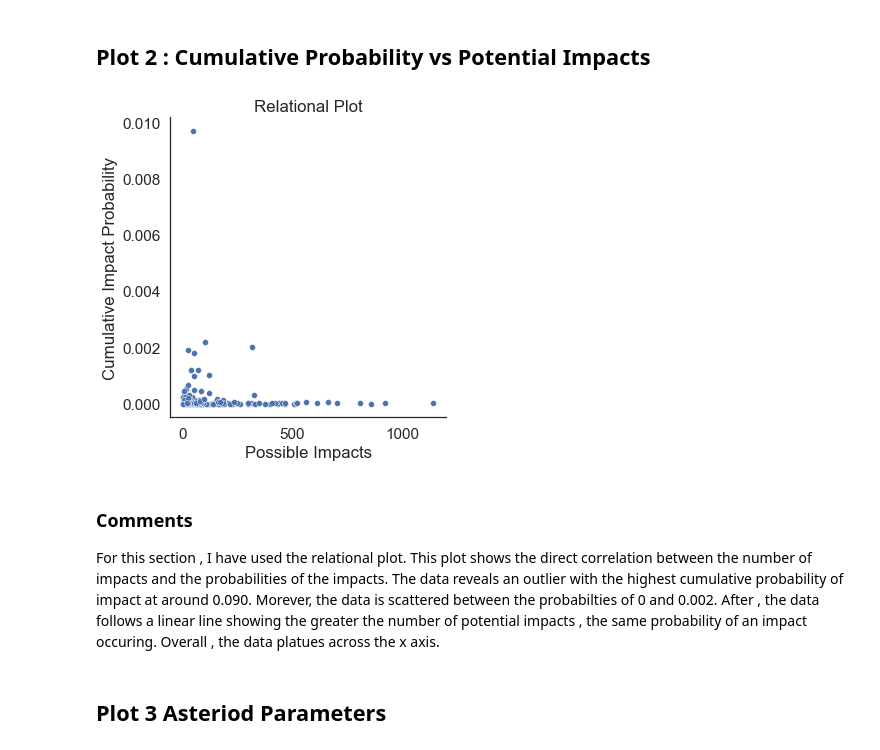
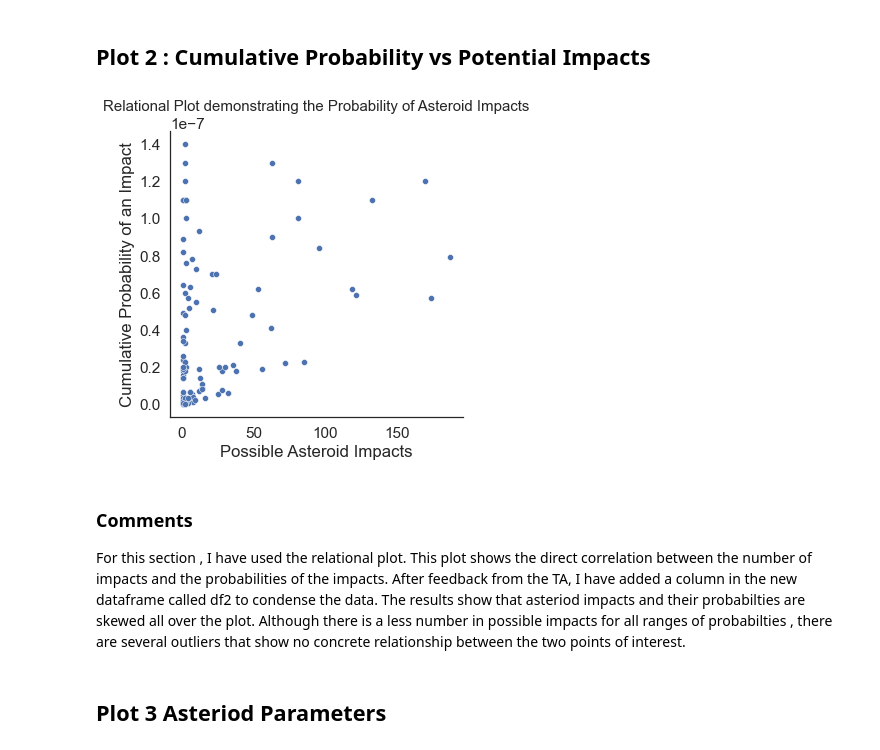
Before and after one commit to data301-2021-summer2/Group-43-Project, a Jupyter notebook: analysis/AmmarRiyadh/Milestone2.ipynb, the cells around one changed output. Drawn from its saved outputs; the diff is of its cells as text; code cells hidden in the pictures.

Commit message:
Milestone2 Post-Feedback

```diff
--- a/analysis/AmmarRiyadh/Milestone2.ipynb
+++ b/analysis/AmmarRiyadh/Milestone2.ipynb
@@ -118,17 +118,17 @@ In this part , I have used the count plot to demonstrate a branch of my data. I
 # %% [markdown]
 ## Plot 2 : Cumulative Probability vs Potential Impacts
 # %%
-sns.set_theme(style="white",font_scale=1.4)
-sns.relplot(data=df, x="Possible Impacts", y="Cumulative Impact Probability")
-plt.title('Relational Plot')
+df2 = df[df["Cumulative Impact Probability"] < 1.500000e-07]
+x = sns.relplot(data=df2, x="Possible Impacts", y="Cumulative Impact Probability")
+plt.title('Relational Plot demonstrating the Probability of Asteroid Impacts', fontsize=15, y=1.05)
+x.set(ylabel='Cumulative Probability of an Impact', xlabel = 'Possible Asteroid Impacts')
 sns.despine()
 plt.show()
 # %% [output]
-[figure, old version]
+[figure, new version]
 # %% [markdown]
 ### Comments
-For this section , I have used the relational plot. This plot shows the direct correlation between the number of impacts and the probabilities of the impacts. The data reveals an outlier
-with the highest cumulative probability of impact at around 0.090. Morever, the data is scattered between the probabilties of 0 and 0.002. After , the data follows a linear line showing the greater the number of potential impacts , the same probability of an impact occuring. Overall , the data platues across the x axis.
+For this section , I have used the relational plot. This plot shows the direct correlation between the number of impacts and the probabilities of the impacts. After feedback from the TA, I have added a column in the new dataframe called df2 to condense the data. The results show that asteriod impacts and their probabilties are skewed all over the plot. Although there is a less number in possible impacts for all ranges of probabilties , there are several outliers that show no concrete relationship between the two points of interest.
 # %% [markdown]
 ## Plot 3 Asteriod Parameters
 # %%
```
Also changed, not shown: parts of 7 cells of this notebook, 1 other file.
